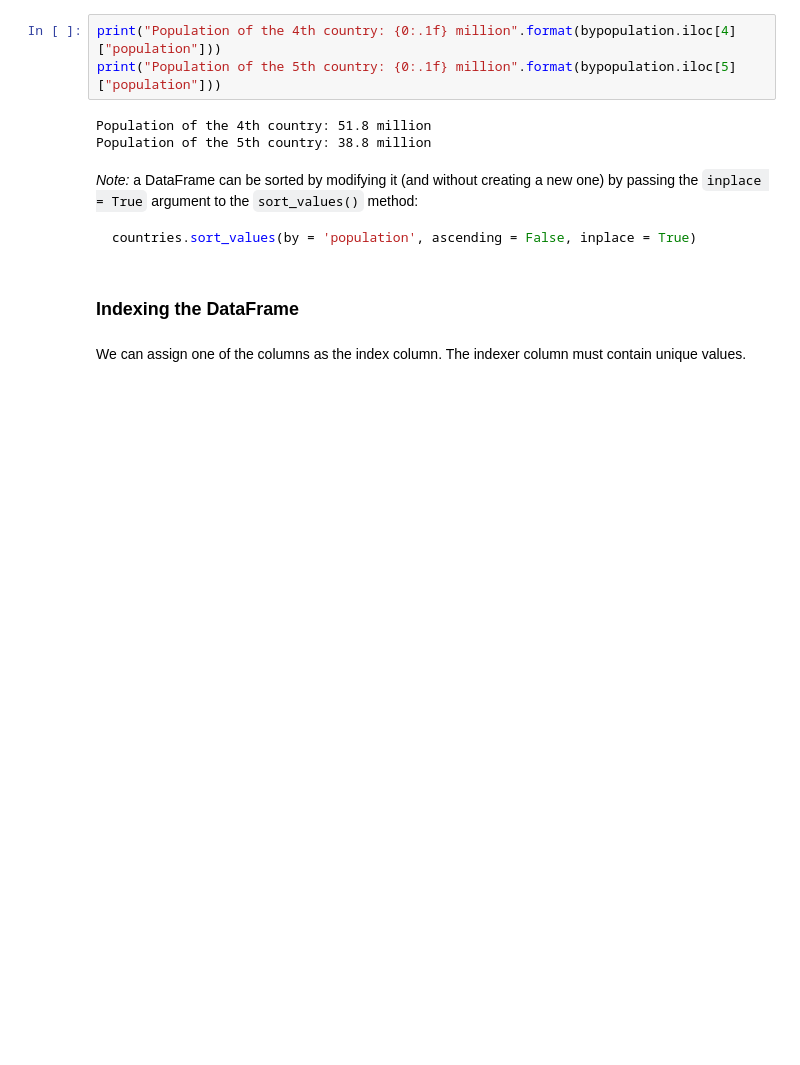
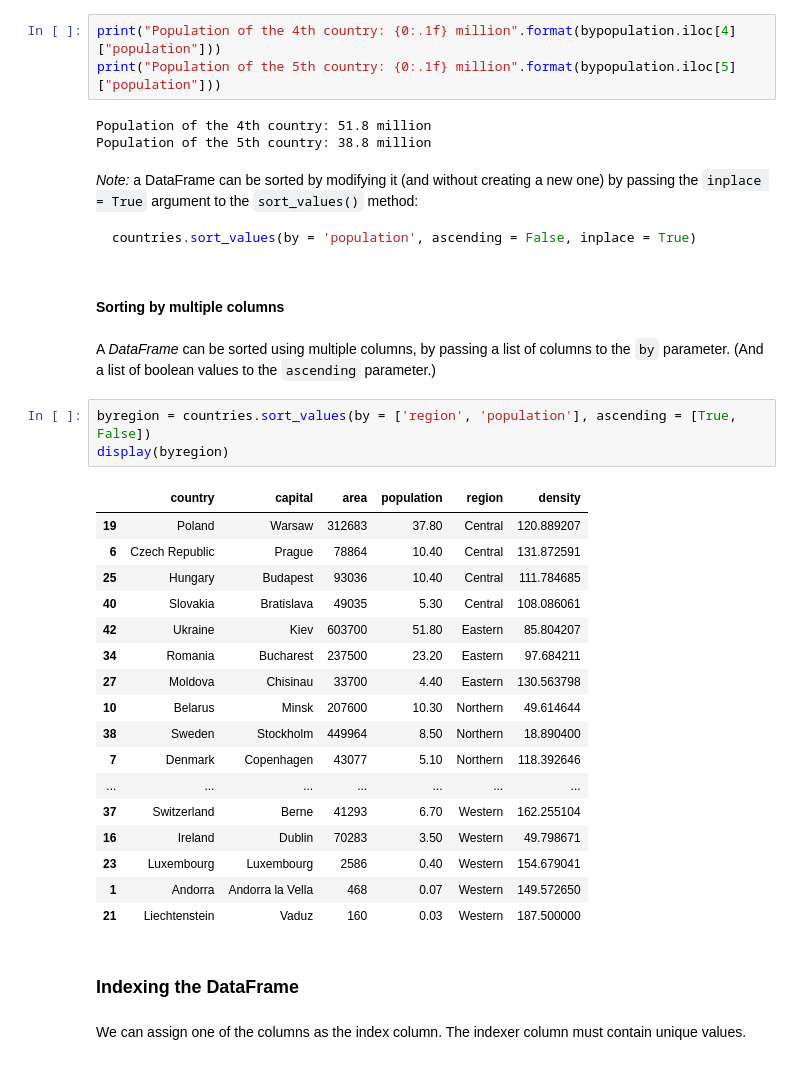
Before and after one commit to mcserep/spatial-algorithms, a Jupyter notebook: book/09_tabular.ipynb, the cells around one changed output. Cells and saved outputs as stored; diff of their text form; blank space fills up the shorter version.

````diff
--- a/book/09_tabular.ipynb
+++ b/book/09_tabular.ipynb
@@ -484,6 +500,31 @@ Population of the 5th country: 38.8 million
 ```python
 countries.sort_values(by = 'population', ascending = False, inplace = True)
 ```
+# %% [markdown]
+#### Sorting by multiple columns
+# %% [markdown]
+A *DataFrame* can be sorted using multiple columns, by passing a list of columns to the `by` parameter. (And a list of boolean values to the `ascending` parameter.)
+# %%
+byregion = countries.sort_values(by = ['region', 'population'], ascending = [True, False])
+display(byregion)
+# %% [output]
+|  | country | capital | area | population | region | density |
+| 19 | Poland | Warsaw | 312683 | 37.80 | Central | 120.889207 |
+| 6 | Czech Republic | Prague | 78864 | 10.40 | Central | 131.872591 |
+| 25 | Hungary | Budapest | 93036 | 10.40 | Central | 111.784685 |
+| 40 | Slovakia | Bratislava | 49035 | 5.30 | Central | 108.086061 |
+| 42 | Ukraine | Kiev | 603700 | 51.80 | Eastern | 85.804207 |
+| 34 | Romania | Bucharest | 237500 | 23.20 | Eastern | 97.684211 |
+| 27 | Moldova | Chisinau | 33700 | 4.40 | Eastern | 130.563798 |
+| 10 | Belarus | Minsk | 207600 | 10.30 | Northern | 49.614644 |
+| 38 | Sweden | Stockholm | 449964 | 8.50 | Northern | 18.890400 |
+| 7 | Denmark | Copenhagen | 43077 | 5.10 | Northern | 118.392646 |
+| ... | ... | ... | ... | ... | ... | ... |
+| 37 | Switzerland | Berne | 41293 | 6.70 | Western | 162.255104 |
+| 16 | Ireland | Dublin | 70283 | 3.50 | Western | 49.798671 |
+| 23 | Luxembourg | Luxembourg | 2586 | 0.40 | Western | 154.679041 |
+| 1 | Andorra | Andorra la Vella | 468 | 0.07 | Western | 149.572650 |
+| 21 | Liechtenstein | Vaduz | 160 | 0.03 | Western | 187.500000 |
 # %% [markdown]
 ### Indexing the DataFrame
 # %% [markdown]
````
Also changed, not shown: parts of 4 cells of this notebook, 27 other files.
